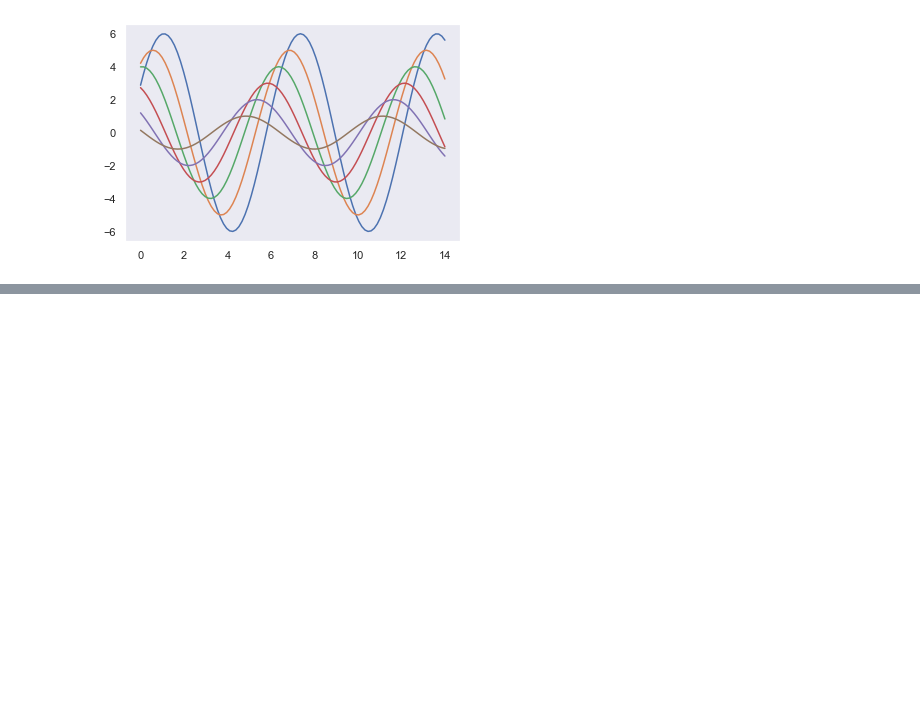
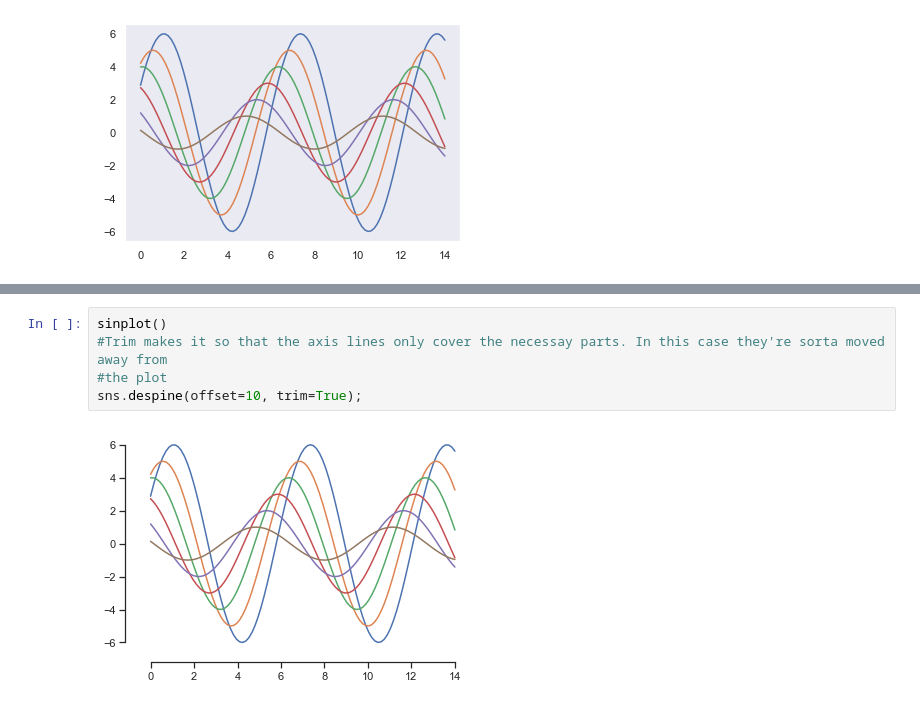
Before and after one commit to flambuth/ds-methodologies-exercises, a Jupyter notebook: clustering/explore_zillow.ipynb, the cells around one changed output, grey strips where cells are left out. Saved outputs shown, nothing was run; the diff lists cells and outputs as text; blank space fills up the shorter version.

```diff
--- a/clustering/explore_zillow.ipynb
+++ b/clustering/explore_zillow.ipynb
@@ -53,0 +61,7 @@ sinplot()
+# %%
+sinplot()
+#Trim makes it so that the axis lines only cover the necessay parts. In this case they're sorta moved away from
+#the plot
+sns.despine(offset=10, trim=True);
+# %% [output]
+[figure, added]
```
Also changed, not shown: parts of 3 cells of this notebook, 1 other file.
